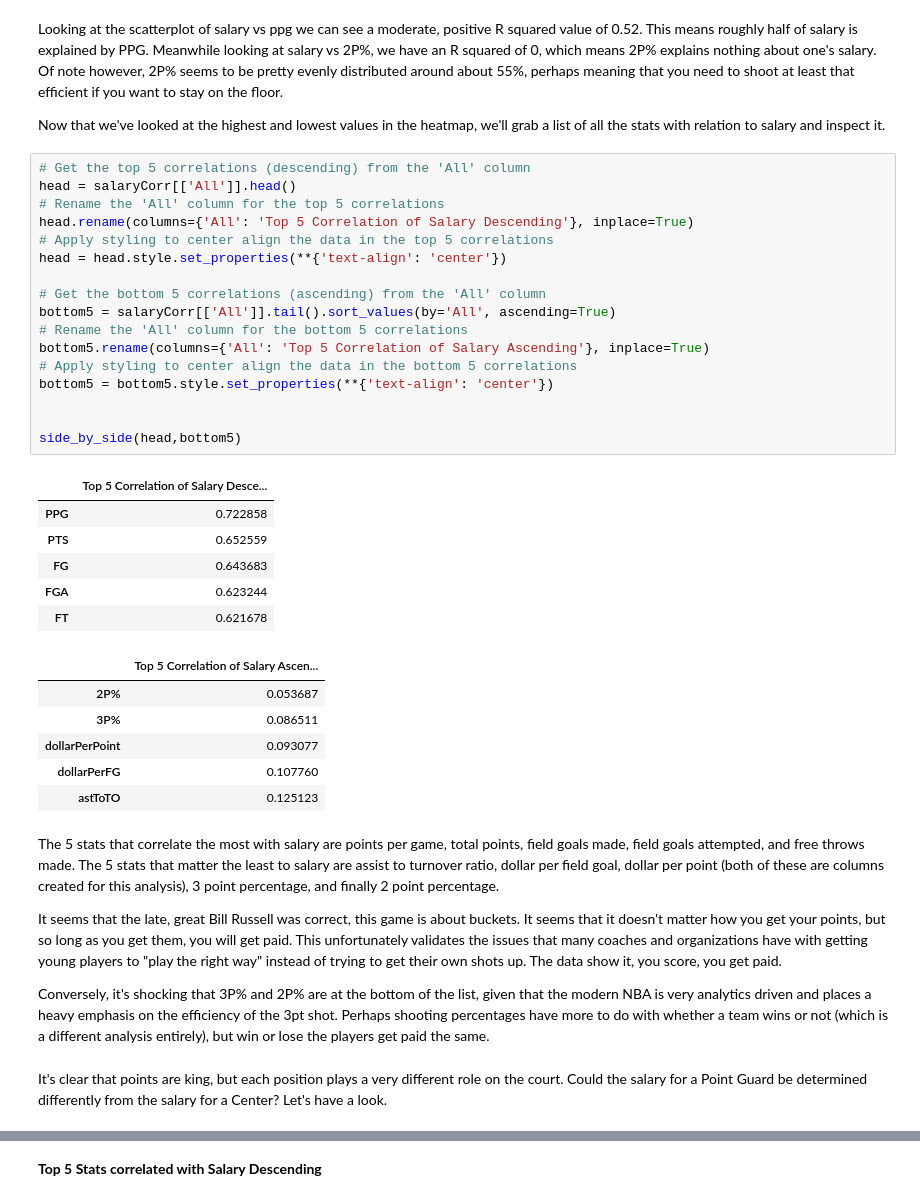
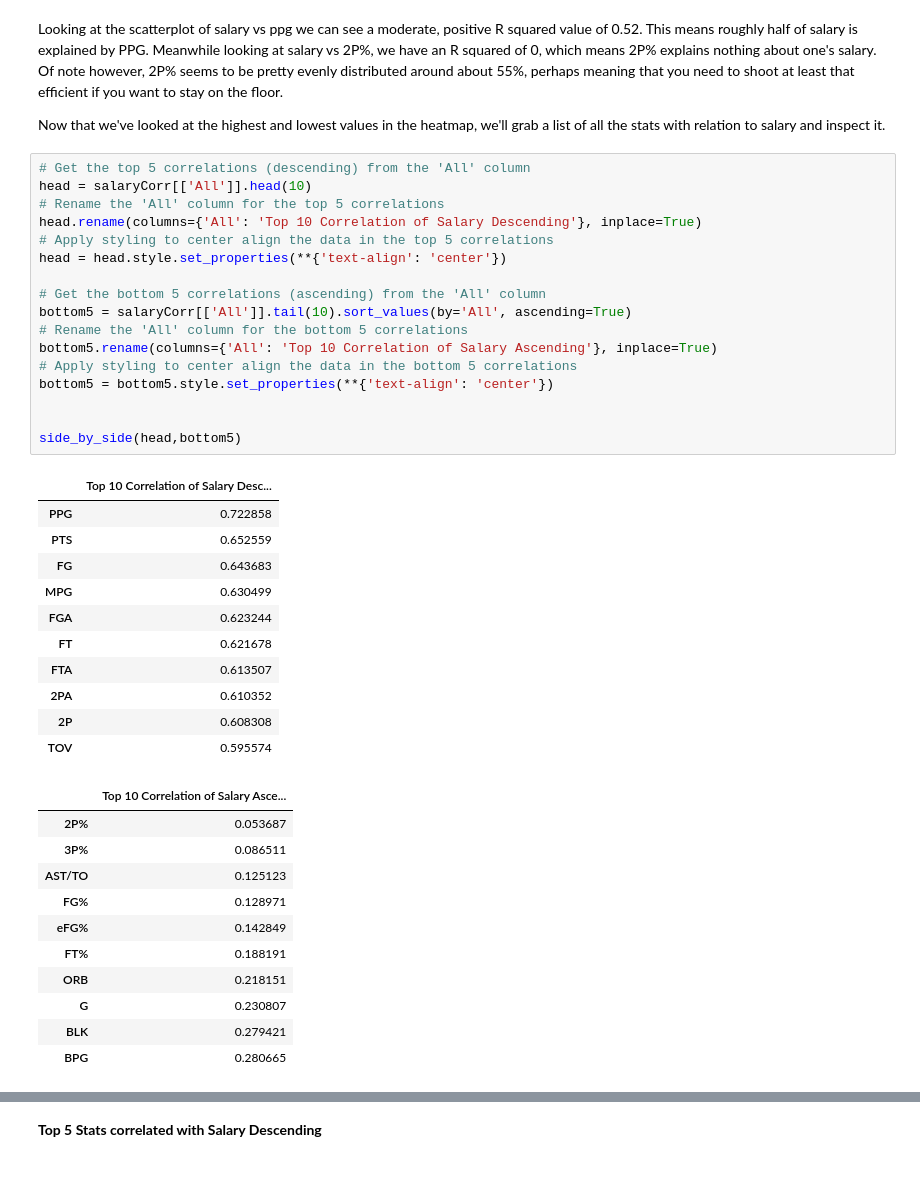
Before and after one commit to Harg-Ryan/NBA-Salary-Exploratory-Analysis-2022_23-Season, a Jupyter notebook: notebooks/NBASalaryAnalysisReport.ipynb, the cells around one changed output, grey strips where cells are left out. Saved outputs shown, nothing was run; the diff lists cells and outputs as text; blank space fills up the shorter version.

Commit message:
more report writing
added the outlier calculation variable to salaryanalysis

```diff
--- a/notebooks/NBASalaryAnalysisReport.ipynb
+++ b/notebooks/NBASalaryAnalysisReport.ipynb
@@ -217,39 +255,41 @@ Looking at the scatterplot of salary vs ppg we can see a moderate, positive R sq
 Now that we've looked at the highest and lowest values in the heatmap, we'll grab a list of all the stats with relation to salary and inspect it.
 # %%
 # Get the top 5 correlations (descending) from the 'All' column
-head = salaryCorr[['All']].head()
+head = salaryCorr[['All']].head(10)
 # Rename the 'All' column for the top 5 correlations
-head.rename(columns={'All': 'Top 5 Correlation of Salary Descending'}, inplace=True)
+head.rename(columns={'All': 'Top 10 Correlation of Salary Descending'}, inplace=True)
 # Apply styling to center align the data in the top 5 correlations
 head = head.style.set_properties(**{'text-align': 'center'})
 
 # Get the bottom 5 correlations (ascending) from the 'All' column
-bottom5 = salaryCorr[['All']].tail().sort_values(by='All', ascending=True)
+bottom5 = salaryCorr[['All']].tail(10).sort_values(by='All', ascending=True)
 # Rename the 'All' column for the bottom 5 correlations
-bottom5.rename(columns={'All': 'Top 5 Correlation of Salary Ascending'}, inplace=True)
+bottom5.rename(columns={'All': 'Top 10 Correlation of Salary Ascending'}, inplace=True)
 # Apply styling to center align the data in the bottom 5 correlations
 bottom5 = bottom5.style.set_properties(**{'text-align': 'center'})
 
 
 side_by_side(head,bottom5)
 # %% [output]
-|  | Top 5 Correlation of Salary Desce... |
+|  | Top 10 Correlation of Salary Desc... |
 | PPG | 0.722858 |
 | PTS | 0.652559 |
 | FG | 0.643683 |
+| MPG | 0.630499 |
 | FGA | 0.623244 |
 | FT | 0.621678 |
+| FTA | 0.613507 |
+| 2PA | 0.610352 |
+| 2P | 0.608308 |
+| TOV | 0.595574 |
-|  | Top 5 Correlation of Salary Ascen... |
+|  | Top 10 Correlation of Salary Asce... |
 | 2P% | 0.053687 |
 | 3P% | 0.086511 |
-| dollarPerPoint | 0.093077 |
-| dollarPerFG | 0.107760 |
-| astToTO | 0.125123 |
+| AST/TO | 0.125123 |
+| FG% | 0.128971 |
+| eFG% | 0.142849 |
+| FT% | 0.188191 |
+| ORB | 0.218151 |
+| G | 0.230807 |
+| BLK | 0.279421 |
+| BPG | 0.280665 |
-# %% [markdown]
-The 5 stats that correlate the most with salary are points per game, total points, field goals made, field goals attempted, and free throws made.  The 5 stats that matter the least to salary are assist to turnover ratio, dollar per field goal, dollar per point (both of these are columns created for this analysis), 3 point percentage, and finally 2 point percentage.
-
-It seems that the late, great Bill Russell was correct, this game is about buckets.  It seems that it doesn't matter how you get your points, but so long as you get them, you will get paid.  This unfortunately validates the issues that many coaches and organizations have with getting young players to "play the right way" instead of trying to get their own shots up. The data show it, you score, you get paid.
-
-Conversely, it's shocking that 3P% and 2P% are at the bottom of the list, given that the modern NBA is very analytics driven and places a heavy emphasis on the efficiency of the 3pt shot.  Perhaps shooting percentages have more to do with whether a team wins or not (which is a different analysis entirely), but win or lose the players get paid the same.
-# %% [markdown]
-It's clear that points are king, but each position plays a very different role on the court. Could the salary for a Point Guard be determined differently from the salary for a Center? Let's have a look.
```
Also changed, not shown: parts of 17 cells of this notebook, 1 other file.
